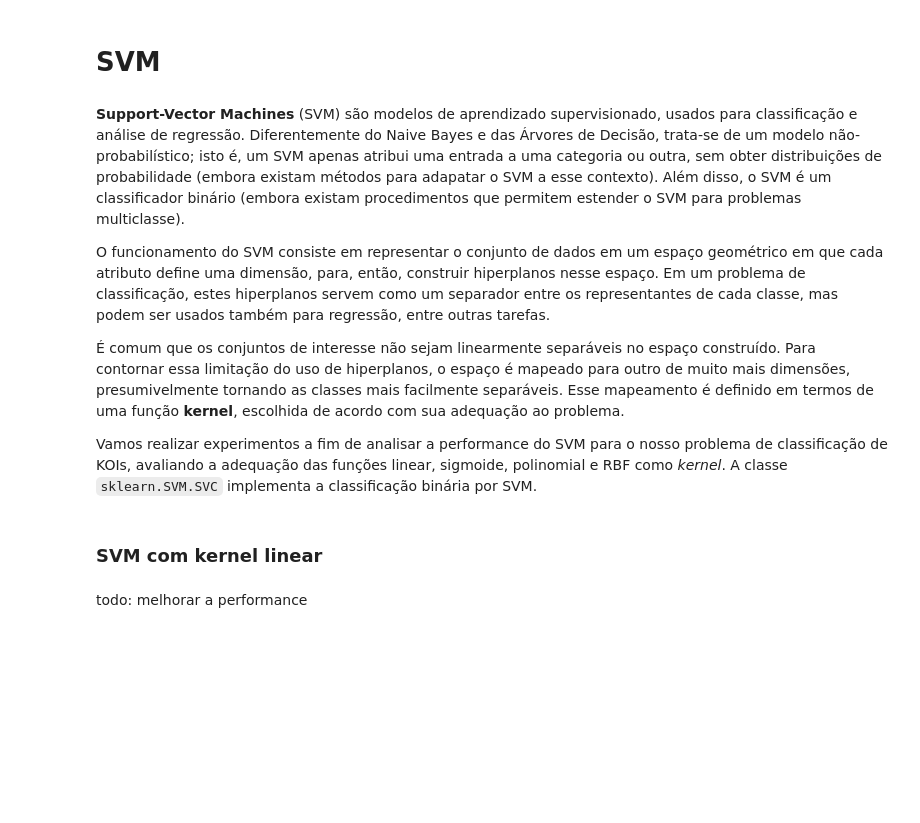
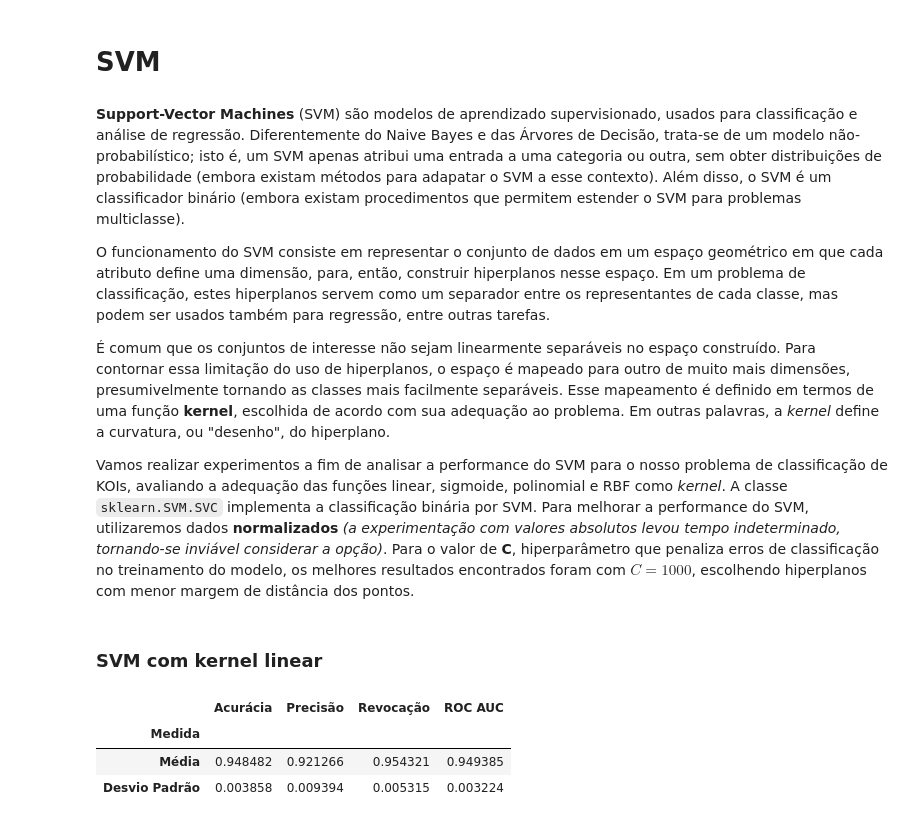
Before and after one commit to marscos/learning_exoplanets, a Jupyter notebook: Aprendizado de Máquina - TP1.ipynb, the cells around one changed output. Drawn from its saved outputs; the diff is of its cells as text; code cells hidden in the pictures; blank space fills up the shorter version.

```diff
--- a/Aprendizado de Máquina - TP1.ipynb
+++ b/Aprendizado de Máquina - TP1.ipynb
@@ -345,21 +345,24 @@ Com a representação das árvores de profundidade 3 e 5 lado a lado, fica evide
 
 O funcionamento do SVM consiste em representar o conjunto de dados em um espaço geométrico em que cada atributo define uma dimensão, para, então, construir hiperplanos nesse espaço. Em um problema de classificação, estes hiperplanos servem como um separador entre os representantes de cada classe, mas podem ser usados também para regressão, entre outras tarefas.
 
-É comum que os conjuntos de interesse não sejam linearmente separáveis no espaço construído. Para contornar essa limitação do uso de hiperplanos, o espaço é mapeado para outro de muito mais dimensões, presumivelmente tornando as classes mais facilmente separáveis. Esse mapeamento é definido em termos de uma função **kernel**, escolhida de acordo com sua adequação ao problema.
+É comum que os conjuntos de interesse não sejam linearmente separáveis no espaço construído. Para contornar essa limitação do uso de hiperplanos, o espaço é mapeado para outro de muito mais dimensões, presumivelmente tornando as classes mais facilmente separáveis. Esse mapeamento é definido em termos de uma função **kernel**, escolhida de acordo com sua adequação ao problema. Em outras palavras, a _kernel_ define a curvatura, ou "desenho", do hiperplano.
 
-Vamos realizar experimentos a fim de analisar a performance do SVM para o nosso problema de classificação de KOIs, avaliando a adequação das funções linear, sigmoide, polinomial e RBF como _kernel_. A classe `sklearn.SVM.SVC` implementa a classificação binária por SVM.
+Vamos realizar experimentos a fim de analisar a performance do SVM para o nosso problema de classificação de KOIs, avaliando a adequação das funções linear, sigmoide, polinomial e RBF como _kernel_. A classe `sklearn.SVM.SVC` implementa a classificação binária por SVM. Para melhorar a performance do SVM, utilizaremos dados **normalizados** _(a experimentação com valores absolutos levou tempo indeterminado, tornando-se inviável considerar a opção)_. Para o valor de **C**, hiperparâmetro que penaliza erros de classificação no treinamento do modelo, os melhores resultados encontrados foram com $C = 1000$, escolhendo hiperplanos com menor margem de distância dos pontos.
 # %% [markdown]
 ### SVM com kernel linear
-# %% [markdown]
-todo: melhorar a performance
 # %%
 from sklearn.svm import SVC
-svm_linear = SVC(kernel='linear')
+svm_linear = SVC(kernel='linear', C=1000)
 svm_linear_results = []
-for train, test in kfold.split(koi, target):
-    svm_linear = svm_linear.fit(koi.iloc[train], target.iloc[train])
-    y_pred = svm_linear.predict(koi.iloc[test])
+for train, test in kfold.split(koi_minmax, target):
+    svm_linear = svm_linear.fit(koi_minmax.iloc[train], target.iloc[train])
+    y_pred = svm_linear.predict(koi_minmax.iloc[test])
     svm_linear_results.append(evaluate_prediction(target.iloc[test], y_pred))
 svm_linear_results = np.array(svm_linear_results)
 results.loc["SVM"] = [svm_linear_results.mean(axis=0), svm_linear_results.std(axis=0)]
 results.loc["SVM"]
+# %% [output]
+|  | Acurácia | Precisão | Revocação | ROC AUC |
+| Medida |  |  |  |  |
+| Média | 0.948482 | 0.921266 | 0.954321 | 0.949385 |
+| Desvio Padrão | 0.003858 | 0.009394 | 0.005315 | 0.003224 |
```
Also changed, not shown: parts of 11 cells of this notebook, 2 other files.
